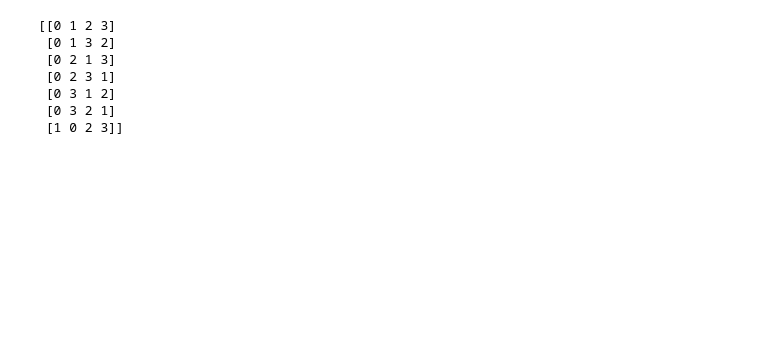
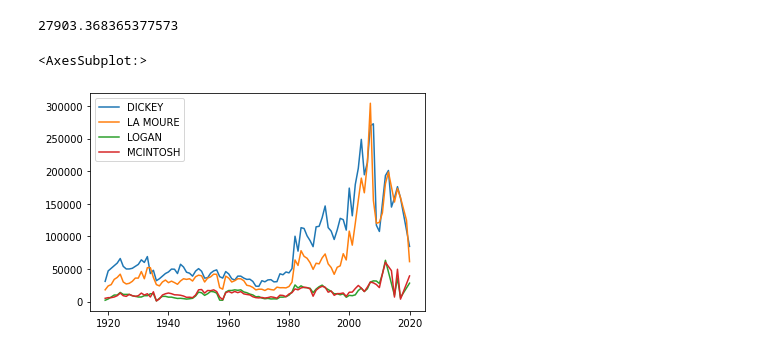
Before and after one commit to porter7678/farm-prophets, a Jupyter notebook: models/porter_cnn.ipynb, the cells around one changed output. Cells and saved outputs as stored; diff of their text form; code cells hidden in the pictures; blank space fills up the shorter version.

```diff
--- a/models/porter_cnn.ipynb
+++ b/models/porter_cnn.ipynb
@@ -206,19 +193,31 @@ test_mse = test_error(model)
-# %%
-arr = np.array([[0, 1, 2, 3],
-          [0, 1, 2, 3],
-          [0, 1, 2, 3],
-          [0, 1, 2, 3],
-          [0, 1, 2, 3],
-          [0, 1, 2, 3],
-          [0, 1, 2, 3],
-          [0, 1, 2, 3]])
-
-print(perms[:6])
-# %% [output]
-[[0 1 2 3]
- [0 1 3 2]
- [0 2 1 3]
- [0 2 3 1]
- [0 3 1 2]
- [0 3 2 1]
- [1 0 2 3]]
+# %%
+model.eval()
+
+data0 = test_data[0][0]
+curr_data = data0.copy()
+new_year_data = []
+preds = []
+for i in range(5):
+    for j in range(4):
+        x = torch.Tensor(curr_data)
+        x = x.unsqueeze(0)
+        x = x.unsqueeze(1).float()
+        outputs = model(x)
+        outputs = outputs.item()
+        new_year_data.append(outputs)
+        preds.append(outputs)
+        curr_data = np.roll(curr_data, 1, axis=1)
+    curr_data = np.vstack((curr_data[1:], new_year_data))
+    new_year_data = []
+
+preds = np.array(preds) * X_max
+labels = np.array([x[1] for x in test_data]) * X_max
+test_error_5year = mean_squared_error(labels, preds, squared=False)
+print(test_error_5year)
+# %% [output]
+27903.368365377573
+# %%
+corn.plot()
+# %% [output]
+<AxesSubplot:>
+[figure, added]
```
Also changed, not shown: parts of 8 cells of this notebook.
